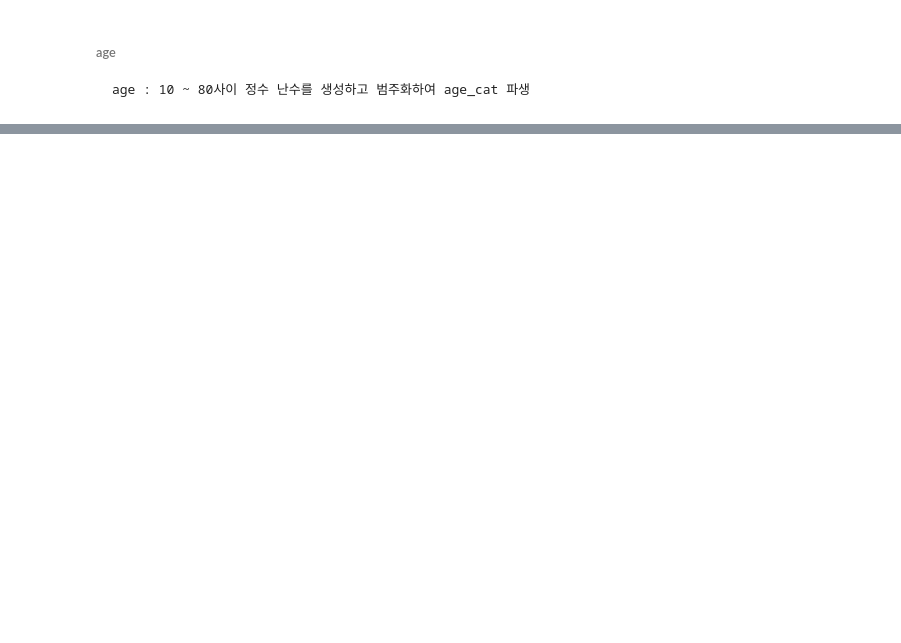
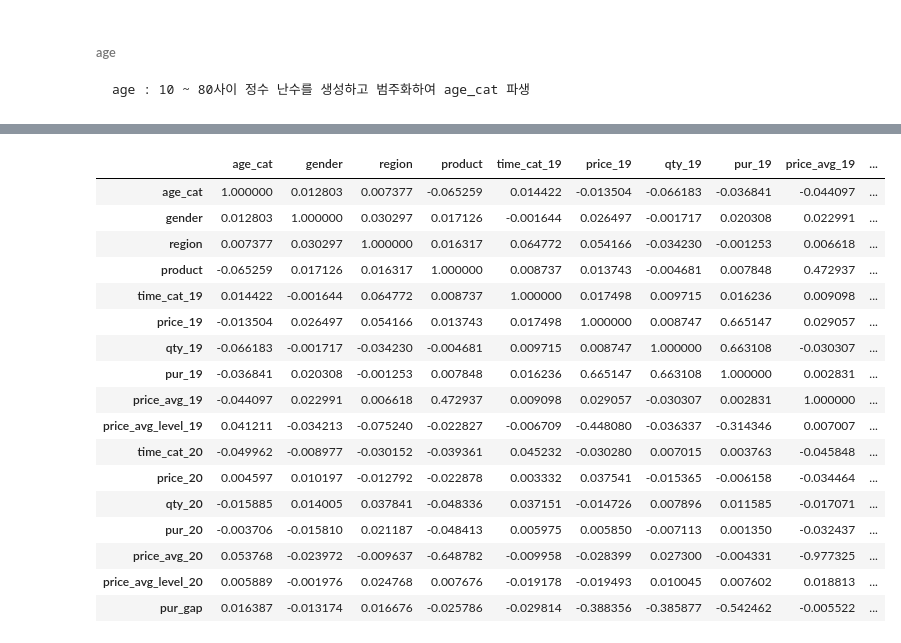
Before and after one commit to kikiru328/CAKD3-Github, a Jupyter notebook: 6. Numpy/Assignment/1. Numpy Random Data Preprocess Assignment 07.22.ipynb, the cells around one changed output, grey strips where cells are left out. Cells and saved outputs as stored; diff of their text form; code cells hidden in the pictures; blank space fills up the shorter version.

```diff
--- a/6. Numpy/Assignment/1. Numpy Random Data Preprocess Assignment 07.22.ipynb
+++ b/6. Numpy/Assignment/1. Numpy Random Data Preprocess Assignment 07.22.ipynb
@@ -119,0 +812,21 @@ binning
+# %%
+df.corr() #너무 많아 보기 힘들다. -heatmap 가자
+# %% [output]
+|  | age_cat | gender | region | product | time_cat_19 | price_19 | qty_19 | pur_19 | price_avg_19 | ... |
+| age_cat | 1.000000 | 0.012803 | 0.007377 | -0.065259 | 0.014422 | -0.013504 | -0.066183 | -0.036841 | -0.044097 | ... |
+| gender | 0.012803 | 1.000000 | 0.030297 | 0.017126 | -0.001644 | 0.026497 | -0.001717 | 0.020308 | 0.022991 | ... |
+| region | 0.007377 | 0.030297 | 1.000000 | 0.016317 | 0.064772 | 0.054166 | -0.034230 | -0.001253 | 0.006618 | ... |
+| product | -0.065259 | 0.017126 | 0.016317 | 1.000000 | 0.008737 | 0.013743 | -0.004681 | 0.007848 | 0.472937 | ... |
+| time_cat_19 | 0.014422 | -0.001644 | 0.064772 | 0.008737 | 1.000000 | 0.017498 | 0.009715 | 0.016236 | 0.009098 | ... |
+| price_19 | -0.013504 | 0.026497 | 0.054166 | 0.013743 | 0.017498 | 1.000000 | 0.008747 | 0.665147 | 0.029057 | ... |
+| qty_19 | -0.066183 | -0.001717 | -0.034230 | -0.004681 | 0.009715 | 0.008747 | 1.000000 | 0.663108 | -0.030307 | ... |
+| pur_19 | -0.036841 | 0.020308 | -0.001253 | 0.007848 | 0.016236 | 0.665147 | 0.663108 | 1.000000 | 0.002831 | ... |
+| price_avg_19 | -0.044097 | 0.022991 | 0.006618 | 0.472937 | 0.009098 | 0.029057 | -0.030307 | 0.002831 | 1.000000 | ... |
+| price_avg_level_19 | 0.041211 | -0.034213 | -0.075240 | -0.022827 | -0.006709 | -0.448080 | -0.036337 | -0.314346 | 0.007007 | ... |
+| time_cat_20 | -0.049962 | -0.008977 | -0.030152 | -0.039361 | 0.045232 | -0.030280 | 0.007015 | 0.003763 | -0.045848 | ... |
+| price_20 | 0.004597 | 0.010197 | -0.012792 | -0.022878 | 0.003332 | 0.037541 | -0.015365 | -0.006158 | -0.034464 | ... |
+| qty_20 | -0.015885 | 0.014005 | 0.037841 | -0.048336 | 0.037151 | -0.014726 | 0.007896 | 0.011585 | -0.017071 | ... |
+| pur_20 | -0.003706 | -0.015810 | 0.021187 | -0.048413 | 0.005975 | 0.005850 | -0.007113 | 0.001350 | -0.032437 | ... |
+| price_avg_20 | 0.053768 | -0.023972 | -0.009637 | -0.648782 | -0.009958 | -0.028399 | 0.027300 | -0.004331 | -0.977325 | ... |
+| price_avg_level_20 | 0.005889 | -0.001976 | 0.024768 | 0.007676 | -0.019178 | -0.019493 | 0.010045 | 0.007602 | 0.018813 | ... |
+| pur_gap | 0.016387 | -0.013174 | 0.016676 | -0.025786 | -0.029814 | -0.388356 | -0.385877 | -0.542462 | -0.005522 | ... |
```
Also changed, not shown: parts of 73 cells of this notebook.
